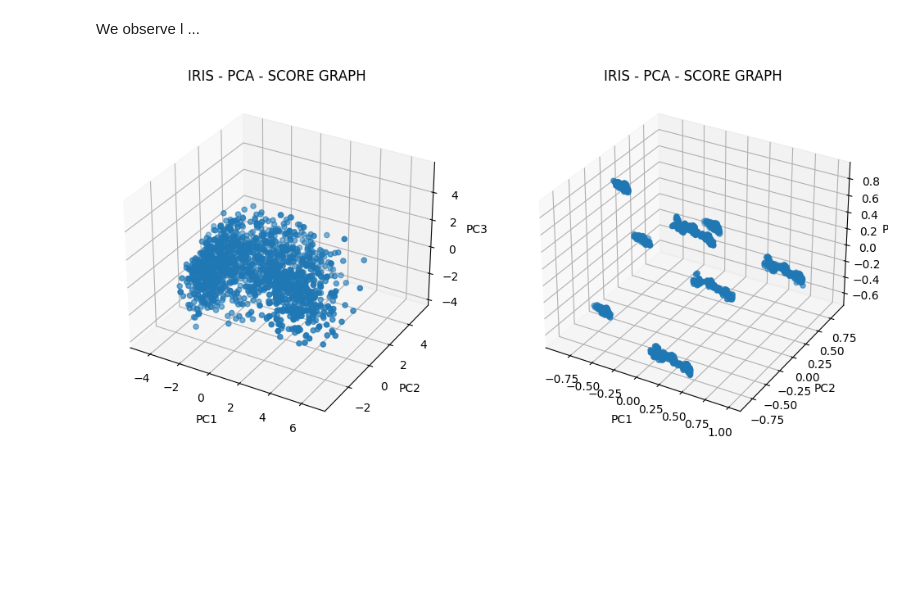
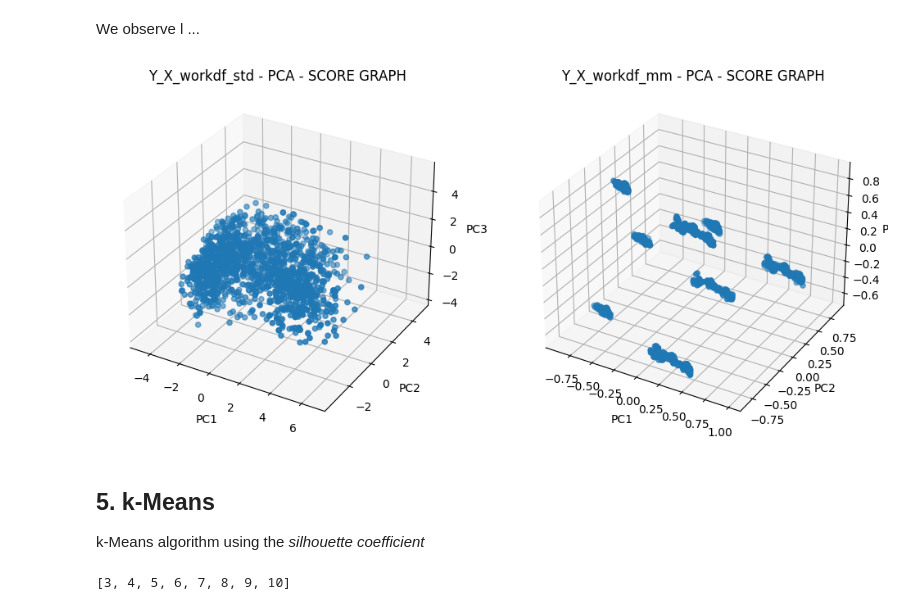
Before and after one commit to MarcoMungaiCoppolino/Data-Science-Portfolio, a Jupyter notebook: PROGETTO/HomeWork_1/MungaiCoppolinoPellegrino.ipynb, the cells around one changed output. Cells and saved outputs as stored; diff of their text form; code cells hidden in the pictures; blank space fills up the shorter version.

```diff
--- a/PROGETTO/HomeWork_1/MungaiCoppolinoPellegrino.ipynb
+++ b/PROGETTO/HomeWork_1/MungaiCoppolinoPellegrino.ipynb
@@ -255,11 +256,11 @@ Xworkdf = workdf[features]
 
 Creation of the two DFs *Xworkdf_std* and *Xworksf_mm*, created using a StandardScaler and a MinMaxScaler
 # %%
-SScaler = StandardScaler()
-MMScaler = MinMaxScaler()
+STDscaler = StandardScaler()
+MMscaler = MinMaxScaler()
 
-Xworkdf_std = SScaler.fit_transform(Xworkdf)
-Xworkdf_mm = MMScaler.fit_transform(Xworkdf)
+Xworkdf_std = STDscaler.fit_transform(Xworkdf)
+Xworkdf_mm = MMscaler.fit_transform(Xworkdf)
 
 Xworkdf_std = pd.DataFrame(Xworkdf_std, columns=Xworkdf.columns)
 Xworkdf_mm = pd.DataFrame(Xworkdf_mm, columns=Xworkdf.columns)
@@ -357,15 +300,15 @@ plt.show()
 # %% [markdown]
 PCA
 # %%
-pca_nostd = PCA()
-pca_ss = PCA()
-pca_mm = PCA()
+pca_nostd = PCA(random_state=rs)
+pca_std = PCA(random_state=rs)
+pca_mm = PCA(random_state=rs)
 
 pca_nostd.fit(Xworkdf)
-pca_ss.fit(Xworkdf_std)
+pca_std.fit(Xworkdf_std)
 pca_mm.fit(Xworkdf_mm)
 
-explained_variance_ss = np.cumsum(pca_ss.explained_variance_ratio_)
+explained_variance_std = np.cumsum(pca_std.explained_variance_ratio_)
 explained_variance_mm = np.cumsum(pca_mm.explained_variance_ratio_)
 
 #pca_nostd
@@ -381,13 +324,13 @@ plt.grid()
 plt.show()
 
 
-#pca_ss
+#pca_std
 plt.figure(figsize=(15, 5))
-plt.plot(np.cumsum(pca_ss.explained_variance_ratio_))
+plt.plot(np.cumsum(pca_std.explained_variance_ratio_))
 plt.title('XWORKDF STANDARD SCALED')
 plt.ylim([0, 1.1])
-plt.xticks(ticks=np.arange(pca_ss.n_features_),
-           labels=[f'PC{i + 1}' for i in range(pca_ss.n_features_)])
+plt.xticks(ticks=np.arange(pca_std.n_features_),
+           labels=[f'PC{i + 1}' for i in range(pca_std.n_features_)])
 plt.xlabel('Principal components')
 plt.ylabel('Cumulative explained variance')
 plt.grid()
@@ -421,14 +355,14 @@ array([0.19946015, 0.26736271, 0.32937042, 0.38397058, 0.43589564,
 m' is the minimum number of PCs that explains 33% of the total variance.
 # %%
 # argmax = indice del primo elemento di un array > di un treshold
-m_prime_ss = np.argmax(explained_variance_ss > 0.33) + 1
+m_prime_std = np.argmax(explained_variance_std > 0.33) + 1
 m_prime_mm = np.argmax(explained_variance_mm > 0.33) + 1
 
-m_ss = min(m_prime_ss, 5)
+m_std = min(m_prime_std, 5)
 m_mm = min(m_prime_mm, 5)
 
-pca_ss = PCA(n_components=m_ss)
-pca_mm = PCA(n_components=m_mm)
+pca_std = PCA(n_components=m_std, random_state = rs)
+pca_mm = PCA(n_components=m_mm, random_state=rs)
 
-Y_Xworkdf_std = pca_ss.fit_transform(Xworkdf_std)
+Y_Xworkdf_std = pca_std.fit_transform(Xworkdf_std)
 Y_Xworkdf_mm = pca_mm.fit_transform(Xworkdf_mm)
@@ -480,26 +414,34 @@ plt.show()
 # %% [markdown]
 We observe l ...
 # %%
-l_ss = 3
+l_std = 3
 l_mm = 3
 
 fig = plt.figure(figsize=(12,10))
 
-ax1 = fig.add_subplot(1, 2, 1, projection=f'{l_ss}d')
+ax1 = fig.add_subplot(1, 2, 1, projection=f'{l_std}d')
 ax1.scatter(Y_Xworkdf_std[:, 0], Y_Xworkdf_std[:, 1], Y_Xworkdf_std[:, 2])
-plt.title('IRIS - PCA - SCORE GRAPH')
+plt.title('Y_X_workdf_std - PCA - SCORE GRAPH')
 ax1.set_xlabel('PC1')
 ax1.set_ylabel('PC2')
 ax1.set_zlabel('PC3')
 
 ax1 = fig.add_subplot(1, 2, 2, projection=f'{l_mm}d')
 ax1.scatter(Y_Xworkdf_mm[:, 0], Y_Xworkdf_mm[:, 1], Y_Xworkdf_mm[:, 2])
-plt.title('IRIS - PCA - SCORE GRAPH')
+plt.title('Y_X_workdf_mm - PCA - SCORE GRAPH')
 ax1.set_xlabel('PC1')
 ax1.set_ylabel('PC2')
 ax1.set_zlabel('PC3')
 
 
 plt.grid()
 # %% [output]
-[figure, old version]
+[figure, new version]
+# %% [markdown]
+## 5. k-Means
+
+k-Means algorithm using the *silhouette coefficient*
+# %%
+k = [i for i in range(3, 11)]
+# %% [output]
+[3, 4, 5, 6, 7, 8, 9, 10]
```
Also changed, not shown: parts of 11 cells of this notebook, 1 other file.
